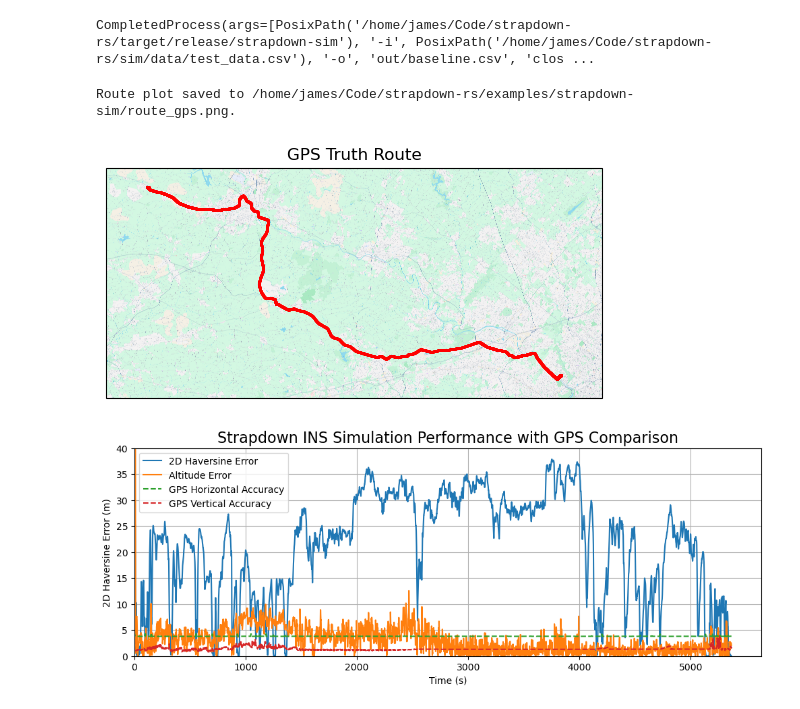
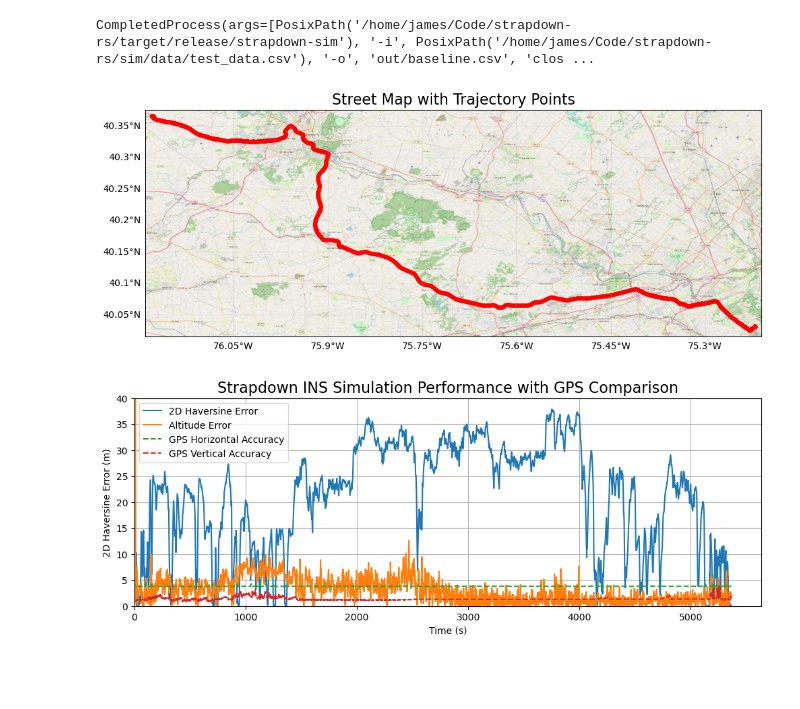
Before and after one commit to jbrodovsky/strapdown-rs, a Jupyter notebook: examples/strapdown-sim/strapdown-sim.ipynb, the cells around one changed output. Saved outputs shown, nothing was run; the diff lists cells and outputs as text; code cells hidden in the pictures; blank space fills up the shorter version.

```diff
--- a/examples/strapdown-sim/strapdown-sim.ipynb
+++ b/examples/strapdown-sim/strapdown-sim.ipynb
@@ -122,10 +143,10 @@ CompletedProcess(args=[PosixPath('/home/james/Code/strapdown-rs/target/release/s
 gps = pd.read_csv(ROOT.parents[1].joinpath("sim", "data", "test_data.csv"), index_col=0, parse_dates=True)
 nav = pd.read_csv(ROOT.joinpath("out", "baseline.csv"), index_col=0, parse_dates=True)
 # %%
-plot_route(gps, ROOT.joinpath("route_gps.png"), title="GPS Truth Route")
+fig = plot_street_map(gps['latitude'].tolist(), gps['longitude'].tolist())
+fig.savefig(ROOT.joinpath("out", "route_gps.png"), dpi=300)
 # %% [output]
-Route plot saved to /home/james/Code/strapdown-rs/examples/strapdown-sim/route_gps.png.
-[figure, old version]
+[figure, new version]
 # %%
 fig, ax = plt.subplots(1, 1, figsize=(12, 4))
 two_d_error = haversine_vector(gps[["latitude", "longitude"]].to_numpy()[1:, :], nav[["latitude", "longitude"]].to_numpy(), Unit.METERS)
```
Also changed, not shown: parts of 5 cells of this notebook, 32 other files.
